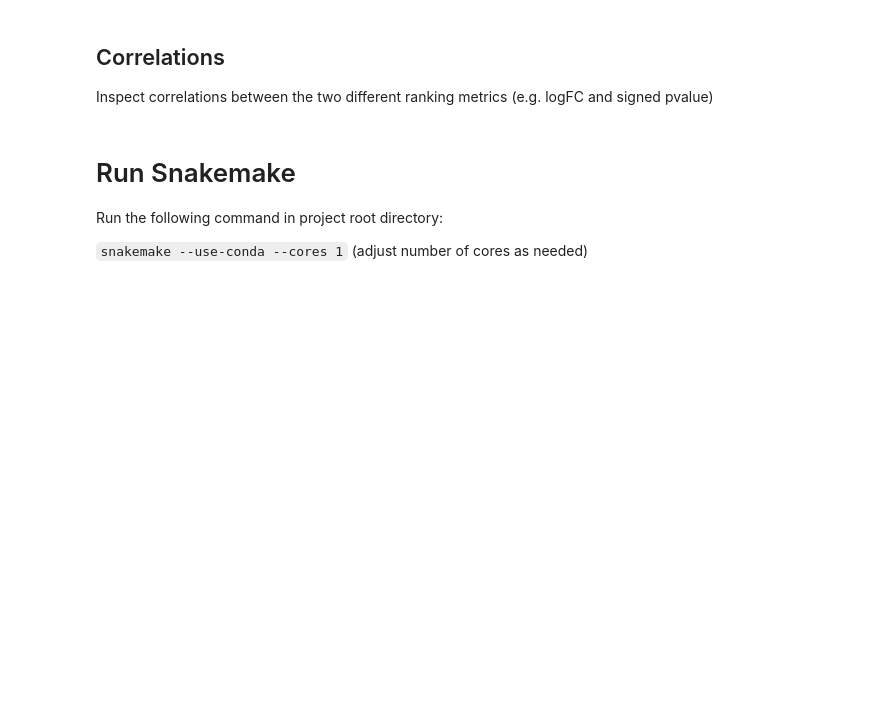
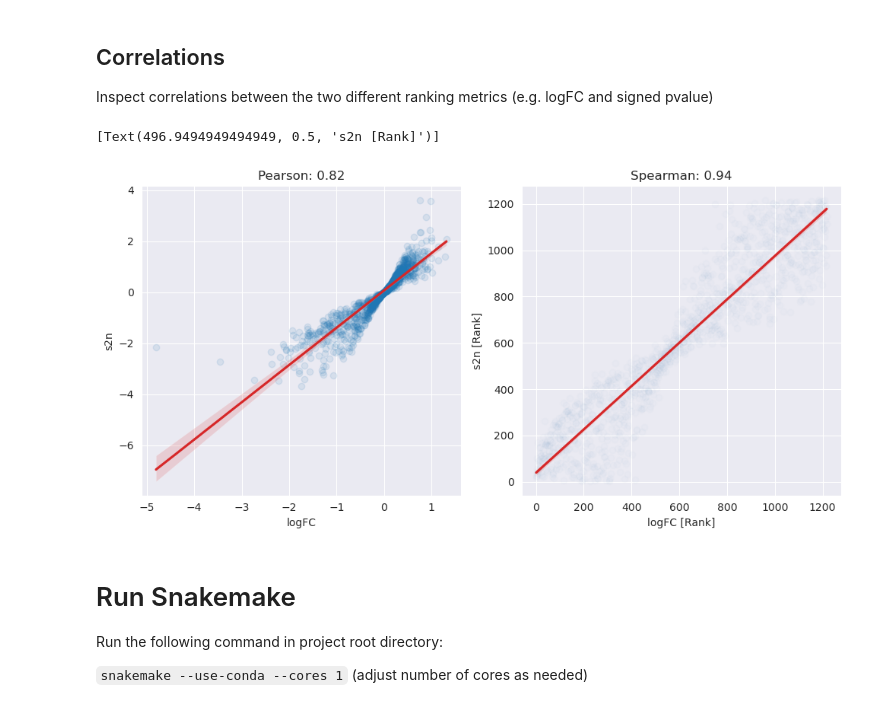
Before and after one commit to pdegen/SynEnrich, a Jupyter notebook: workflow/notebooks/main.ipynb, the cells around one changed output. Cells and saved outputs as stored; diff of their text form; code cells hidden in the pictures; blank space fills up the shorter version.

```diff
--- a/workflow/notebooks/main.ipynb
+++ b/workflow/notebooks/main.ipynb
@@ -45,13 +47,19 @@ pretty_print = {"string": "STRING",
 input_file = "resources/testdata/BRCA.edgerqlf.lfc0.csv"
 project_name = "BRCA.QLF"
 
-metrics = ['logFC', 'neg_signed_logpval']
+metrics = ['logFC', 'neg_signed_logpval', 's2n']
 libraries = ["KEGG","GO"]
 tools = ["clusterProfiler","gseapy","string"]
 
 keytype = "ENSEMBL"
 organismKEGG = "hsa"
 qval = 0.05
+
+keytype = "SYMBOL"
+organismKEGG = "mmu"
+input_file = "resources/Liana/deg.edger.lrt.batch.unm_0.6.clean.clInh_Sncg.thresh.0.2.2024-01-19-11-47.P14.p19rc.csv"
+input_file_expression = "../../resources/Liana/cpm.batch.unm_0.6.clean.clInh_Meis2.thresh.0.2.2024-09-06-13-27.P14.p19rc.csv"
+project_name = "met.Inh_Meis2.P14.p19rc"
 # %% [markdown]
 ## Create config.yaml file
 # %%
@@ -95,0 +99,25 @@ print(len(sig))
+# %%
+# Add negative signed log pval
+
+df = pd.read_csv(f"../../{input_file}", index_col=0)
+df["neg_signed_logpval"] = -np.sign(df["logFC"]) * np.log10(df["PValue"])
+sig = df[df["FDR"]<0.01]
+print(len(sig))
+
+# Optionally, if normalized count matrix provided, calculate signal-to-noise ratio
+
+def signal_to_noise(expr: pd.DataFrame, control: List[str], case: List[str]):
+    x1 = expr[control]
+    x2 = expr[case]
+    return (x2.mean(axis=1) - x1.mean(axis=1)) / (x1.std(axis=1) + x2.std(axis=1))
+
+if input_file_expression:
+    expr = pd.read_csv(input_file_expression, index_col=0)
+    control = [col for col in expr.columns if "WT" in col]
+    case = [col for col in expr.columns if "KI" in col]
+    s2n = signal_to_noise(expr, control, case)
+    df["s2n"] = s2n.loc[df.index]
+
+
+display(df.sort_index().head())
+#df.to_csv(f"../../{input_file}") # Uncomment to save
@@ -99,31 +135,34 @@ print(len(sig))
 Inspect correlations between the two different ranking metrics (e.g. logFC and signed pvalue)
 # %%
 rank1 = "logFC"
-rank2 = "neg_signed_logpval"
+rank2 = "s2n"
 
 fig, ax = plt.subplots(1, 2, figsize=(10,5))
 
 ### Pearson correlation
 
 correlation = df[rank1].corr(df[rank2], method='pearson')
 sns.regplot(x=df[rank1], y=df["neg_signed_logpval"], ax=ax[0], scatter_kws={'alpha':0.1}, line_kws={"color":palette[3]})
 ax[0].set_title(f"Pearson: {correlation:.2f}")
 
 ax[0].set(xlabel=rank1)
-ax[0].set(ylabel="-sign(logFC)*log10(p-value)")
+ax[0].set(ylabel=f"{rank2}")
 
 ### Spearman rank correlation
 
 df['rank1'] = df[rank1].rank(method='average')
 df['rank2'] = df[rank2].rank(method='average')
 rank_correlation = df['rank1'].corr(df['rank2'], method='spearman')
 
 sns.regplot(x=df['rank1'] ,y=df['rank2'], ax=ax[1], scatter_kws={'alpha':0.01}, line_kws={"color":palette[3]})
 ax[1].set_title(f"Spearman: {rank_correlation:.2f}")
 fig.tight_layout()
 
-ax[1].set(xlabel="logFC [Rank]")
-ax[1].set(ylabel="-sign(logFC)*log10(p-value) [Rank]")
+ax[1].set(xlabel=f"{rank1} [Rank]")
+ax[1].set(ylabel=f"{rank2} [Rank]")
+# %% [output]
+[Text(496.9494949494949, 0.5, 's2n [Rank]')]
+[figure, added]
 # %% [markdown]
 # Run Snakemake
 
```
Also changed, not shown: parts of 12 cells of this notebook, 1 other file.
